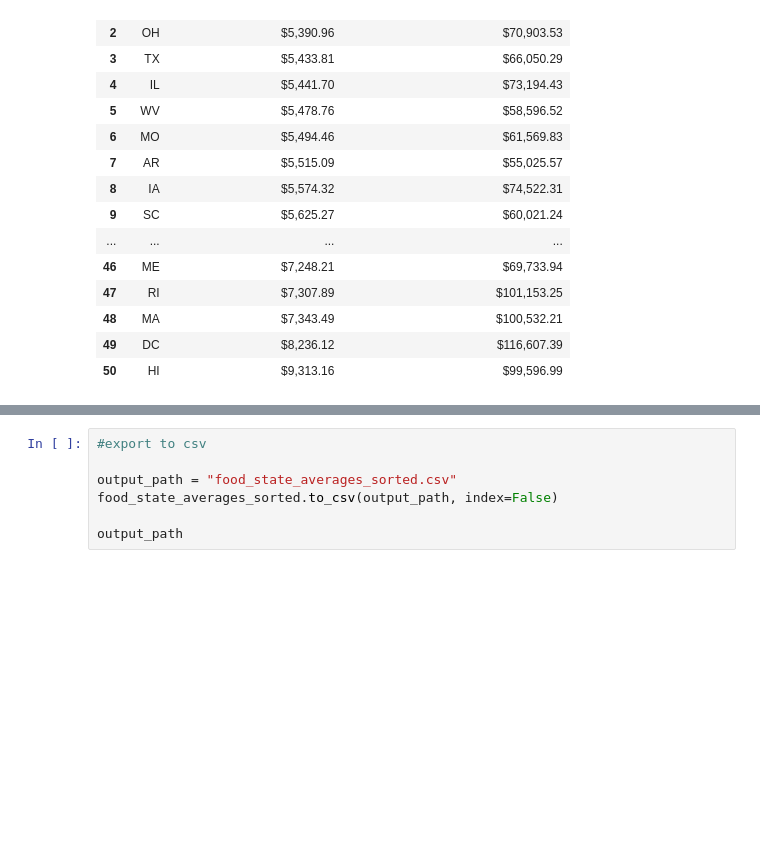
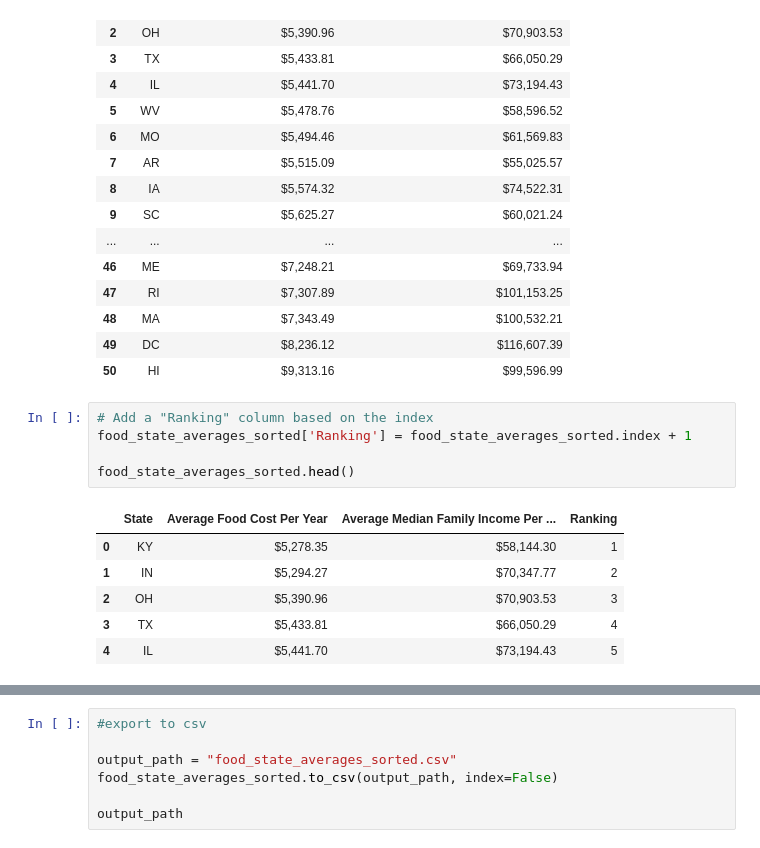
Before and after one commit to swiresjr/Project-3-Team-7-Retirement, a Jupyter notebook: Cost_Of_Food_Data.ipynb, the cells around one changed output, grey strips where cells are left out. Drawn from its saved outputs; the diff is of its cells as text; blank space fills up the shorter version.

```diff
--- a/Cost_Of_Food_Data.ipynb
+++ b/Cost_Of_Food_Data.ipynb
@@ -184,3 +184,15 @@ food_state_averages_sorted
 | 48 | MA | $7,343.49 | $100,532.21 |
 | 49 | DC | $8,236.12 | $116,607.39 |
 | 50 | HI | $9,313.16 | $99,596.99 |
+# %%
+# Add a "Ranking" column based on the index
+food_state_averages_sorted['Ranking'] = food_state_averages_sorted.index + 1
+
+food_state_averages_sorted.head()
+# %% [output]
+|  | State | Average Food Cost Per Year | Average Median Family Income Per ... | Ranking |
+| 0 | KY | $5,278.35 | $58,144.30 | 1 |
+| 1 | IN | $5,294.27 | $70,347.77 | 2 |
+| 2 | OH | $5,390.96 | $70,903.53 | 3 |
+| 3 | TX | $5,433.81 | $66,050.29 | 4 |
+| 4 | IL | $5,441.70 | $73,194.43 | 5 |
```
Also changed, not shown: parts of 1 cell of this notebook, 3 other files.
